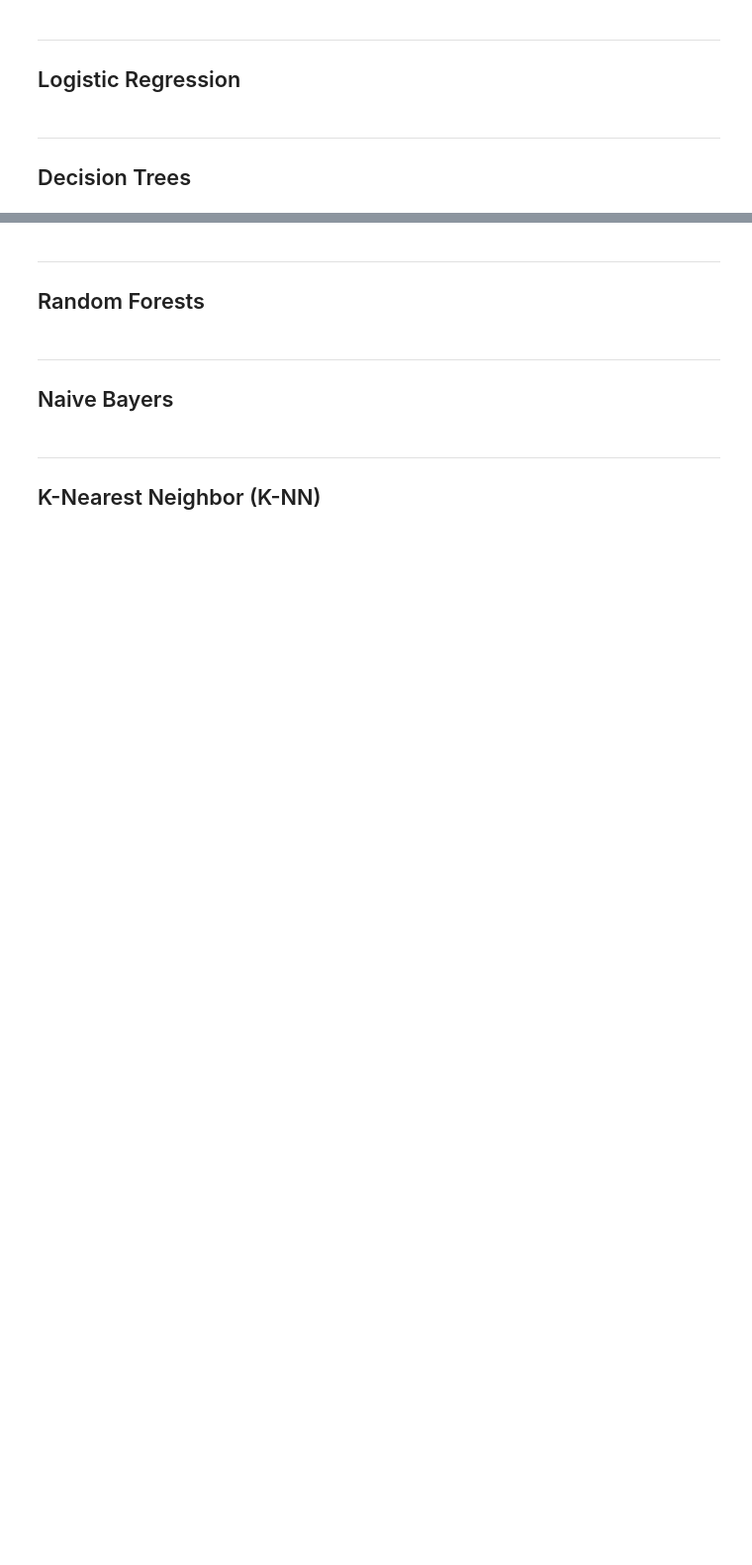
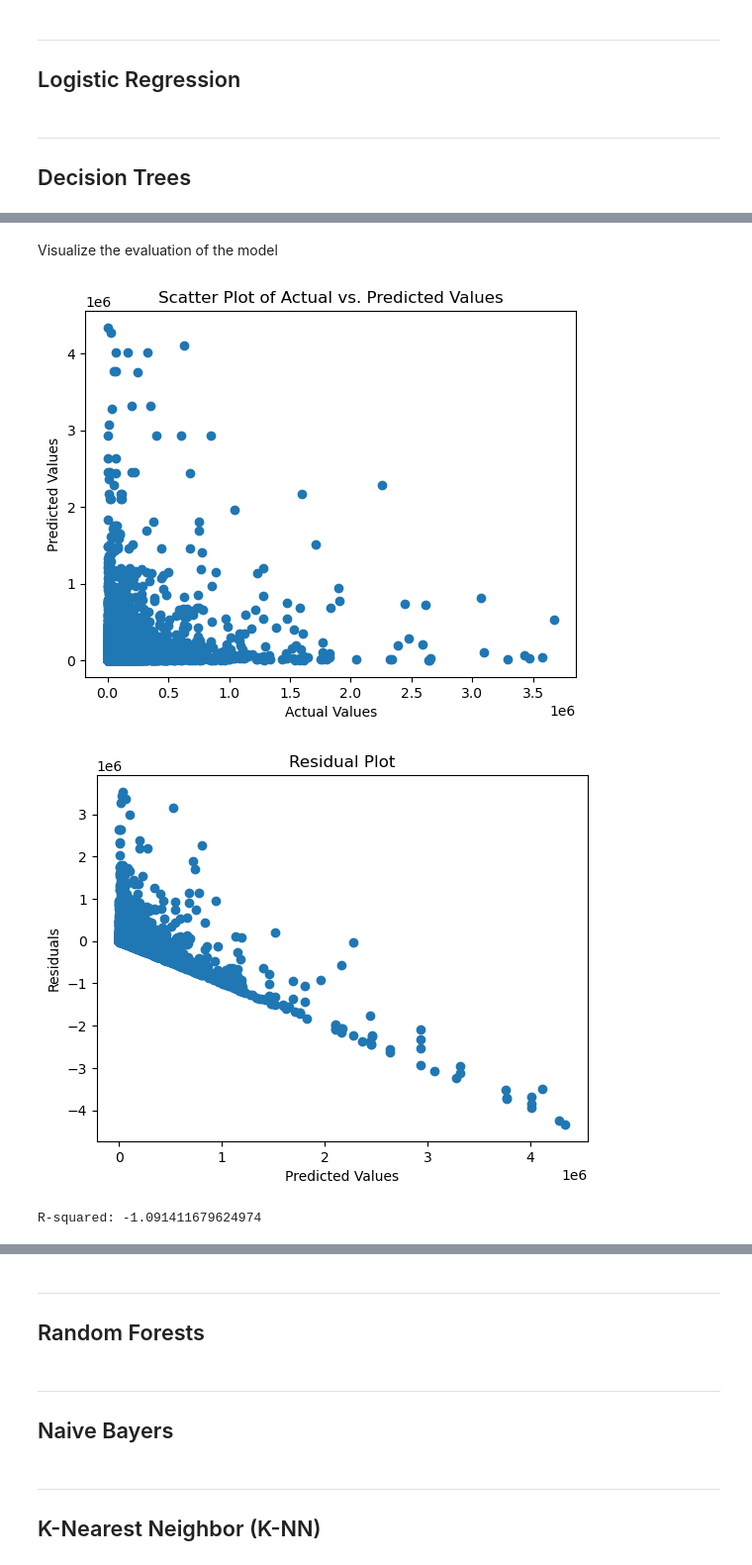
Before and after one commit to ritou344/Data-Project, a Jupyter notebook: TEST_Supervised Modelling.ipynb, the cells around one changed output, grey strips where cells are left out. Shown at 99% size. Drawn from its saved outputs; the diff is of its cells as text; code cells hidden in the pictures; blank space fills up the shorter version.

```diff
--- a/TEST_Supervised Modelling.ipynb
+++ b/TEST_Supervised Modelling.ipynb
@@ -104,0 +304,25 @@ NameError: name 'train_test_split' is not defined
+# %% [markdown]
+Visualize the evaluation of the model
+# %%
+# Create a scatter plot of the predicted values versus the actual values
+plt.scatter(y_test, y_pred)
+plt.xlabel('Actual Values')
+plt.ylabel('Predicted Values')
+plt.title('Scatter Plot of Actual vs. Predicted Values')
+plt.show()
+
+# Create a residual plot
+residuals = y_test - y_pred
+plt.scatter(y_pred, residuals)
+plt.xlabel('Predicted Values')
+plt.ylabel('Residuals')
+plt.title('Residual Plot')
+plt.show()
+
+# Calculate the R-squared value
+r_squared = r2_score(y_test, y_pred)
+print('R-squared:', r_squared)
+# %% [output]
+[figure, added]
+[figure, added]
+R-squared: -1.091411679624974
```
Also changed, not shown: parts of 49 cells of this notebook.
